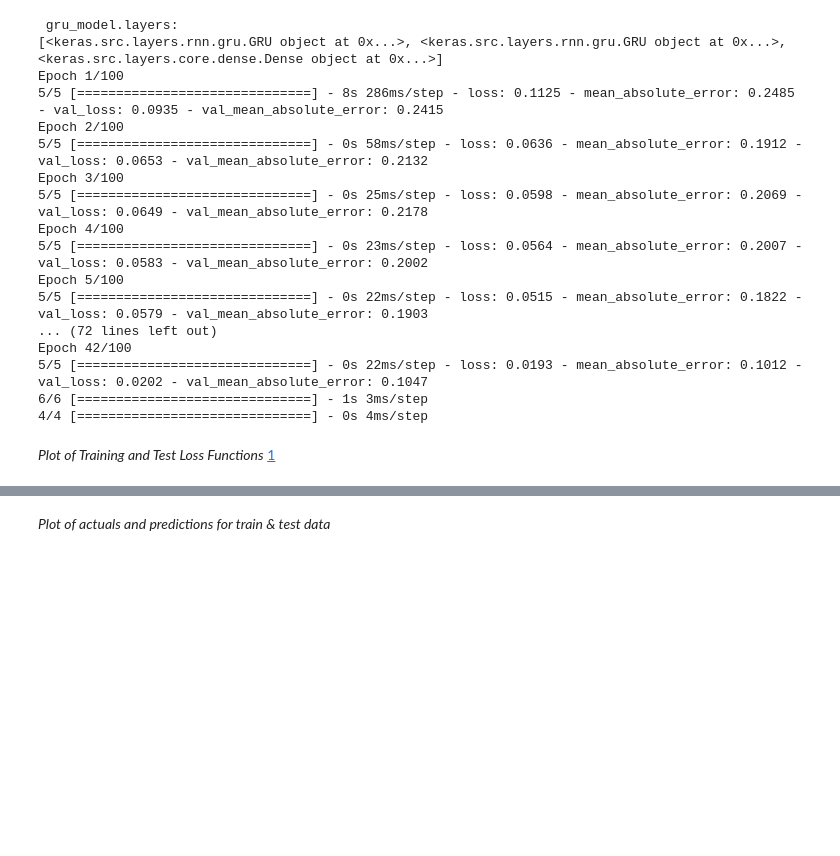
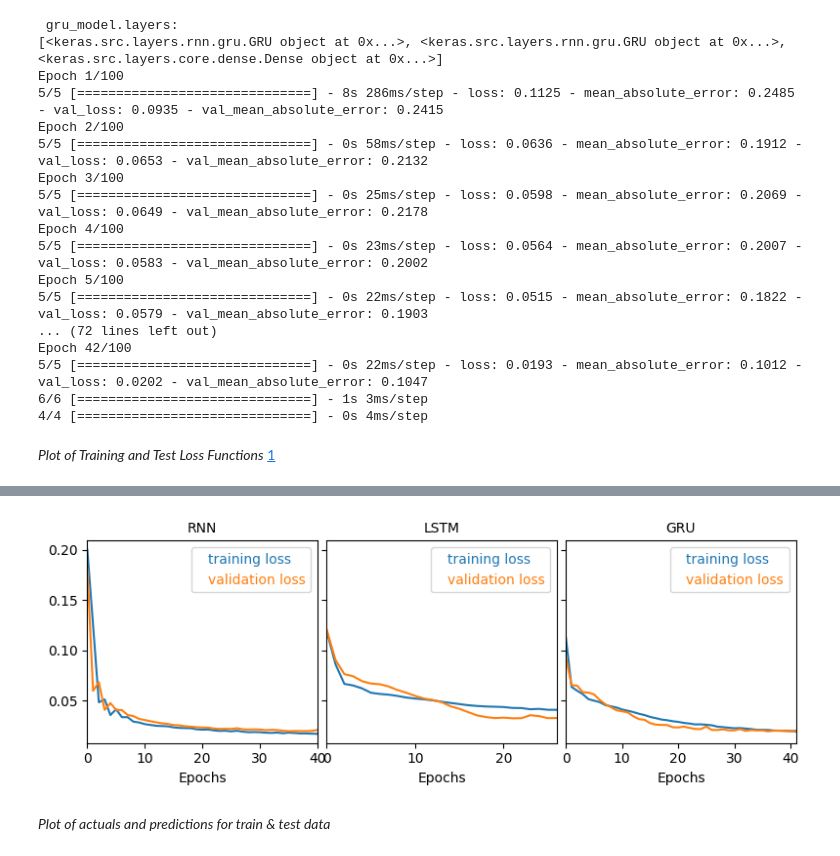
Before and after one commit to RezaSaadatyar/Deep-Learning-in-python, a Jupyter notebook: New folder/Code/App 1.ipynb, the cells around one changed output, grey strips where cells are left out. Drawn from its saved outputs; the diff is of its cells as text; code cells hidden in the pictures; blank space fills up the shorter version.

```diff
--- a/New folder/Code/App 1.ipynb
+++ b/New folder/Code/App 1.ipynb
@@ -112,8 +112,8 @@ def plot_prediction(data_train, data_test, pred_train, pred_test, mod):
     plt.subplots_adjust(wspace=0.04, hspace=0.2)
 
 # ====================================== Plot loss for train & test ==================================================
-def plot_loss(train_model, title=None):
-    _, axs = plt.subplots(nrows=1, sharey='row', figsize=(4, 3))
+def plot_loss(train_model, axs, title=None):
+    # _, axs = plt.subplots(nrows=1, sharey='row', figsize=(4, 3))
     axs.plot(train_model.history["loss"], label='training loss')
     axs.plot(train_model.history["val_loss"], label='validation loss',)
     axs.legend(fontsize=10, ncol=1, loc='best', labelcolor='linecolor', handlelength=0)
@@ -353,3 +346,12 @@ plot_loss(rnn_train_model, title="RNN"); plot_loss(lstm_train_model, title="LSTM
+# %%
+_, axs = plt.subplots(nrows=1, ncols=3, sharey='row', figsize=(8, 3))
+plot_loss(rnn_train_model, axs[0], title="RNN")
+plot_loss(lstm_train_model, axs[1], title="LSTM")
+plot_loss(gru_train_model, axs[2], title="GRU")
+plt.tight_layout()
+plt.subplots_adjust(wspace=0.04, hspace=0.2)
+# %% [output]
+[figure, added]
 # %% [markdown]
 *Plot of actuals and predictions for train & test data*
 # %%
```
Also changed, not shown: parts of 2 cells of this notebook.
